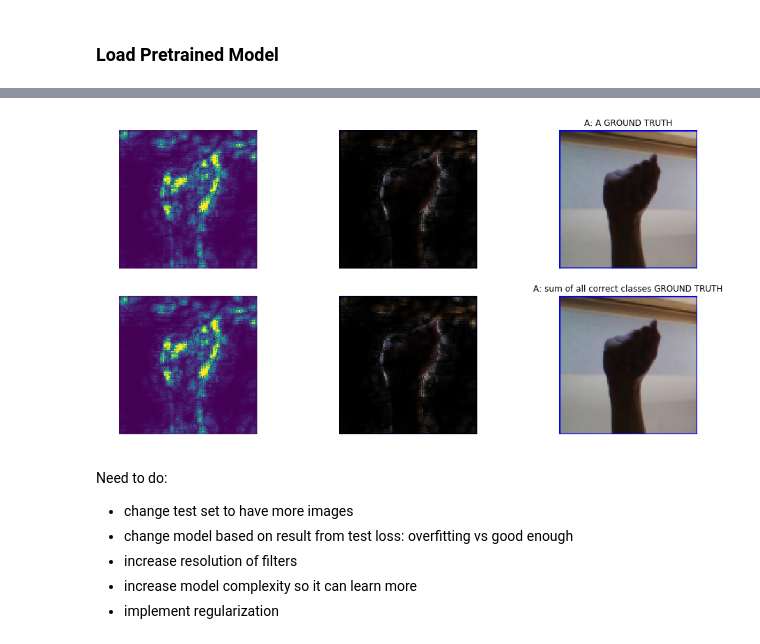
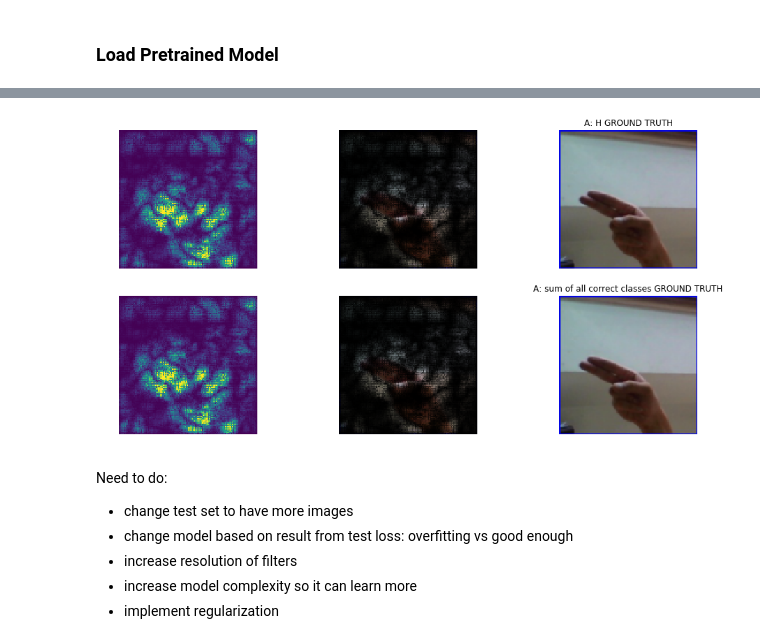
Before and after one commit to xieruishen/MachineLearningNotebooks, a Jupyter notebook: MLP_Experiment_1.ipynb, the cells around one changed output, grey strips where cells are left out. Cells and saved outputs as stored; diff of their text form; code cells hidden in the pictures.

```diff
--- a/MLP_Experiment_1.ipynb
+++ b/MLP_Experiment_1.ipynb
@@ -541,12 +525,19 @@ device = 'cuda' # 'cpu' if we want to not use the gpu
 # Initialize the model, loss, and optimization function
 pretrained_net = myCNN()
 
+#https://drive.google.com/open?id=1Chm6iTmXErIPYWpnUKIMdUXONuNMmCMg  #asl_pretrained_model1, trained on 87000 images, learning rate 3e-4
+#https://drive.google.com/open?id=1rHf3BlE1y-yr1CkZ_SNKdynwG_6qjuOU  #asl_pretrained_model2, trained on 56000 images, learning rate 3e-5
+#https://drive.google.com/open?id=1rHf3BlE1y-yr1CkZ_SNKdynwG_6qjuOU  #asl_pretrained_modelG, trained on 56000 images, learning rate 3e-5
 
-gdown.download('https://drive.google.com/uc?authuser=0&id=1US2jr-QnzrUUWdED52-463M8oJi5vBeA&export=download',
-                'asl_pretrained.pth',
+#gdown.download('https://drive.google.com/uc?authuser=0&id=1Chm6iTmXErIPYWpnUKIMdUXONuNMmCMg&export=download','asl_pretrained_model1.pth',quiet=False)
+#gdown.download('https://drive.google.com/uc?authuser=0&id=1Chm6iTmXErIPYWpnUKIMdUXONuNMmCMg&export=download','asl_pretrained_model1.pth',quiet=False)
+gdown.download('https://drive.google.com/uc?authuser=0&id=1rHf3BlE1y-yr1CkZ_SNKdynwG_6qjuOU&export=download',
+                'asl_pretrained_modelG.pth',
                 quiet=False)
-#https://drive.google.com/open?id=1US2jr-QnzrUUWdED52-463M8oJi5vBeA
-check_point = torch.load('asl_pretrained.pth')
+
+#check_point = torch.load('asl_pretrained_model1.pth')
+#check_point = torch.load('asl_pretrained_model2.pth')
+check_point = torch.load('asl_pretrained_modelG.pth')
 
 pretrained_net.load_state_dict(check_point['state_dict'])
 
@@ -566,8 +557,8 @@ To: /content/asl_pretrained.pth
 [drawing not drawn]
 # %%
-analyse_image(1,pretrained_net)
+analyse_image(8000,pretrained_net)
 # %% [output]
-[figure, old version]
+[figure, new version]
 # %% [markdown]
 Need to do:
 - change test set to have more images
```
Also changed, not shown: parts of 9 cells of this notebook.
